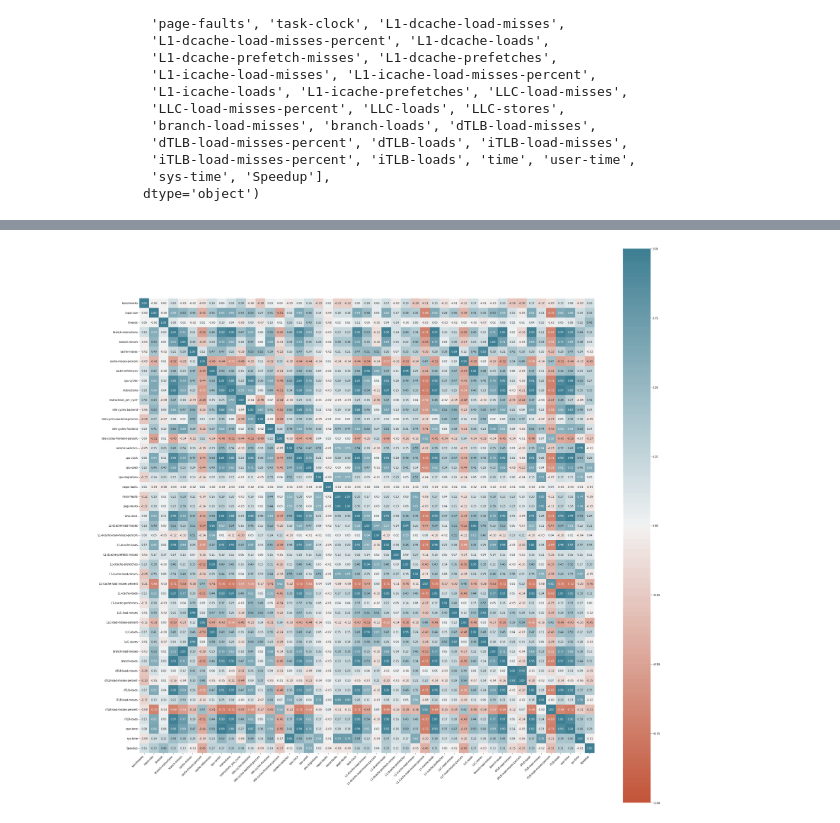
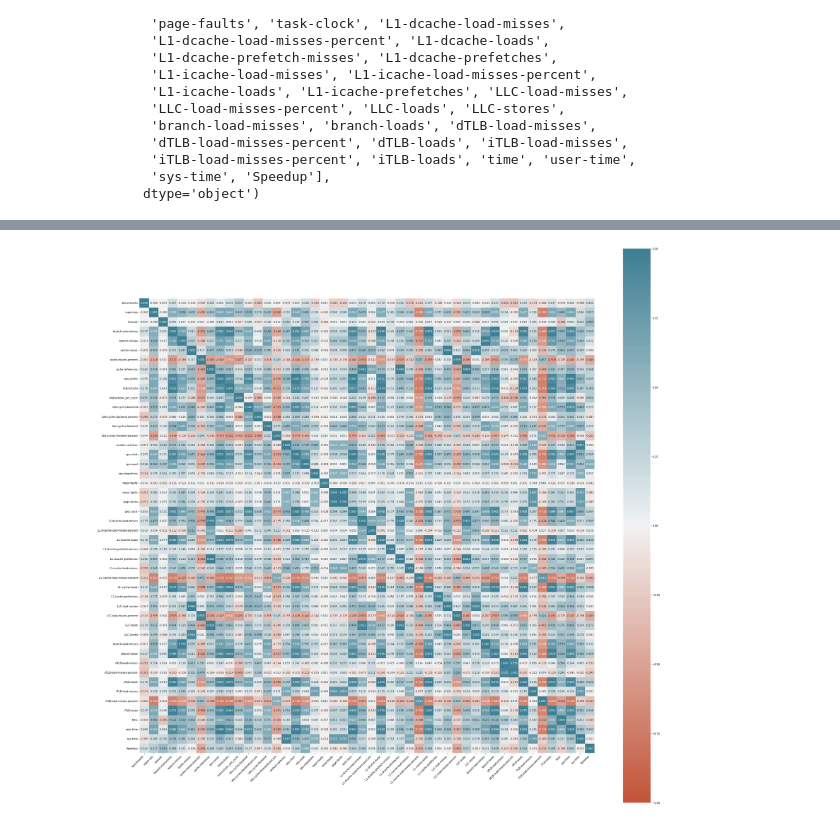
Before and after one commit to WYB929/2023_multicore_project, a Jupyter notebook: src/data_preprocessing.ipynb, the cells around one changed output, grey strips where cells are left out. Cells and saved outputs as stored; diff of their text form; code cells hidden in the pictures.

```diff
--- a/src/data_preprocessing.ipynb
+++ b/src/data_preprocessing.ipynb
@@ -209,9 +209,5 @@ Index(['benchmarks', 'input-size', 'threads', 'branch-instructions',
        'iTLB-load-misses-percent', 'iTLB-loads', 'time', 'user-time',
        'sys-time', 'Speedup'],
       dtype='object')
-# %%
-for i in data.columns:
-    if data[i].dtype == 'float64':
-        data[i] = data[i].round(decimals=2)
 # %%
-corr = data.drop(columns='time',inplace=False).corr()
+corr = data.corr()
@@ -239,19 +214,19 @@ corr
 # %%
 fig, ax = plt.subplots(figsize=(40, 40))
 
 ax = sns.heatmap(
     corr,
     vmin=-1, vmax=1, center=0,
     cmap=sns.diverging_palette(20, 220, n=200),
-    square=True,annot=True,fmt=".2f"
+    square=True,annot=True,fmt=".3f"
 )
 
 ax.set_xticklabels(
     ax.get_xticklabels(),
     rotation=45,
     horizontalalignment='right'
 );
 # %% [output]
-[figure, old version]
+[figure, new version]
 # %%
 unstack_corr = corr.unstack()
```
Also changed, not shown: parts of 8 cells of this notebook, 13 other files.
